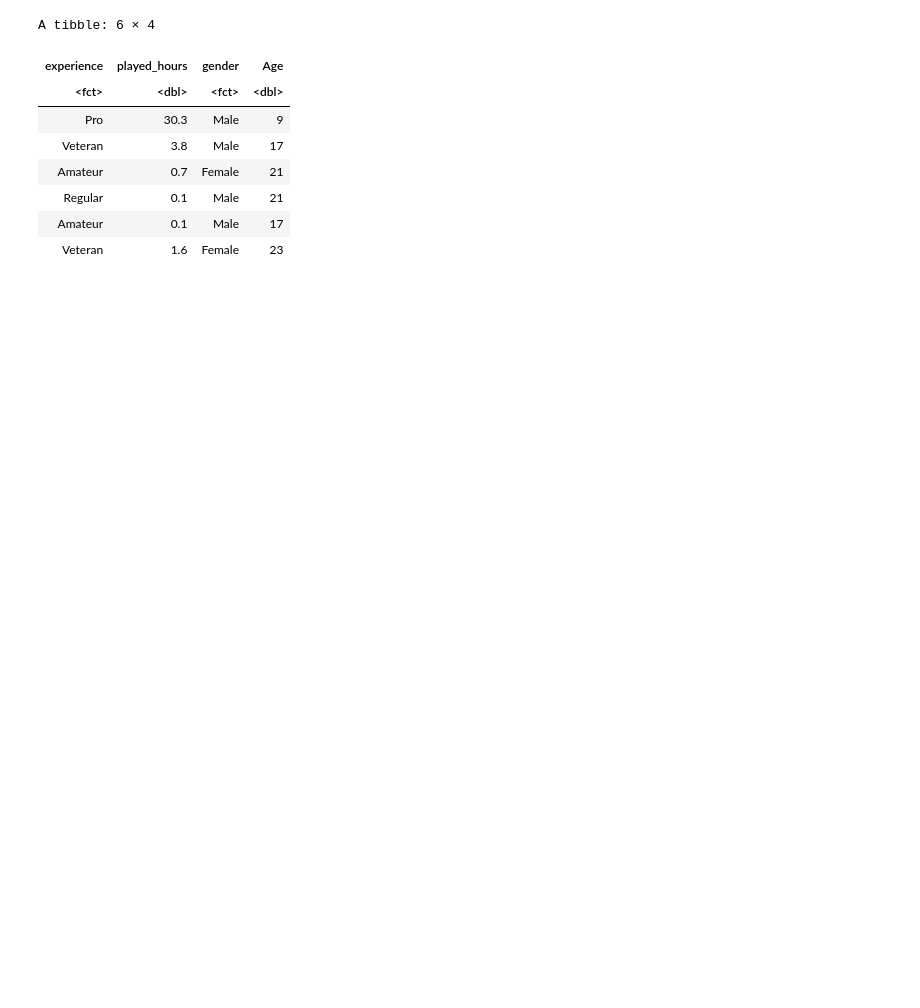
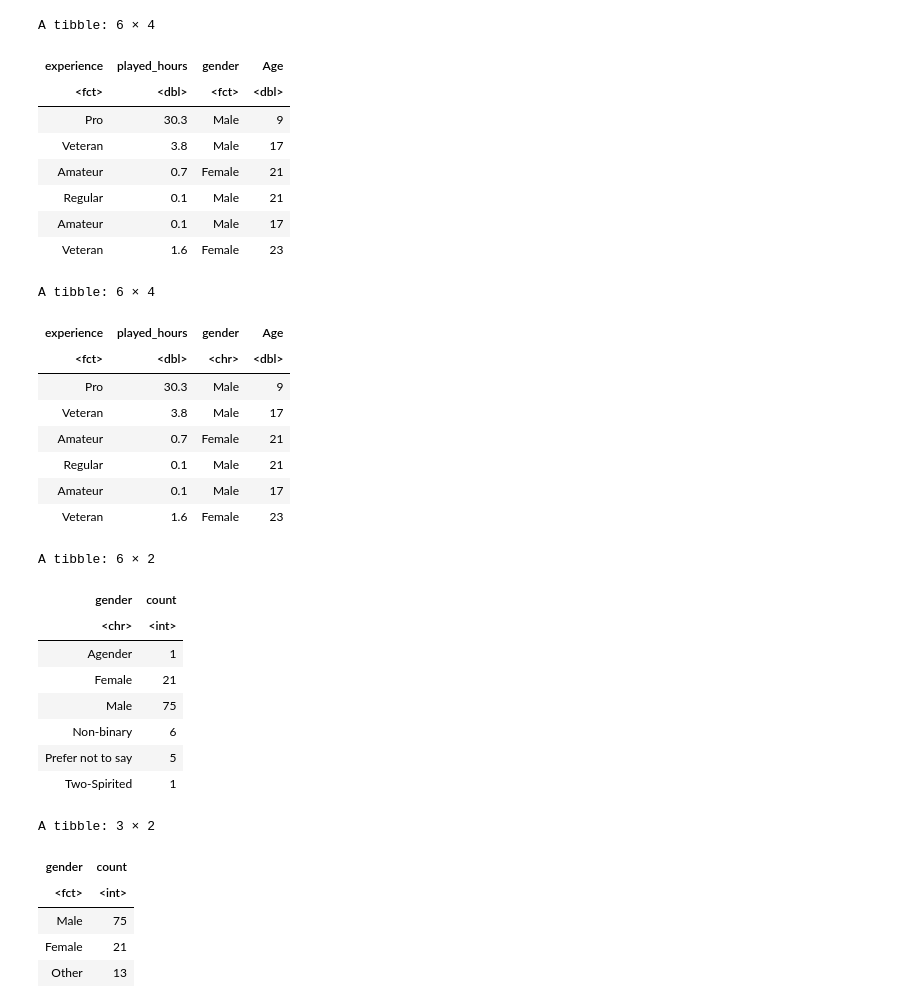
Before and after one commit to shimkelly/dsci-100-2025S1-project, a Jupyter notebook: dsci100-project.ipynb, the cells around one changed output. Saved outputs shown, nothing was run; the diff lists cells and outputs as text; code cells hidden in the pictures; blank space fills up the shorter version.

```diff
--- a/dsci100-project.ipynb
+++ b/dsci100-project.ipynb
@@ -64,21 +140,71 @@ A tibble: 6 × 7
 # %%
 # data wrangling
 
-players_clean <- players |>
+players <- players_data |>
                 select(-subscribe, -hashedEmail, -name) |>
-                filter(played_hours != is.na(played_hours) & Age != is.na(Age)) |>
-                filter(gender == "Male" | gender == "Female") |>
-                mutate(experience = as_factor(experience)) |>
+                filter(experience != is.na(experience), played_hours != is.na(played_hours),
+                        gender != is.na(gender), Age != is.na(Age)) |>
+                mutate(experience = as_factor(experience))
+
+# turn gender other than Male and Female into other
+other_gender <- players |>
+                filter(gender != "Male" & gender != "Female") |>
+                mutate(gender = "Other")
+
+# clean data with only male and female
+male_female <- players |>
+                filter(gender %in% c("Male", "Female"))
+
+# combine df with only male and female, and df with only other
+players_clean <- bind_rows(male_female, other_gender) |>
                 mutate(gender = as_factor(gender))
 
 head(players_clean)
+head(male_female)
+
+gender_prop_clean1 <- players |>
+                group_by(gender) |>
+                summarize(count = n())
+
+gender_prop_clean1
+
+# gender proportion after cleaning up data
+gender_prop_clean2 <- players_clean |>
+                group_by(gender) |>
+                summarize(count = n())
+
+gender_prop_clean2
 # %% [output]
 A tibble: 6 × 4
 | experience | played_hours | gender | Age |
 | <fct> | <dbl> | <fct> | <dbl> |
 | Pro | 30.3 | Male | 9 |
 | Veteran | 3.8 | Male | 17 |
 | Amateur | 0.7 | Female | 21 |
 | Regular | 0.1 | Male | 21 |
 | Amateur | 0.1 | Male | 17 |
 | Veteran | 1.6 | Female | 23 |
+A tibble: 6 × 4
+| experience | played_hours | gender | Age |
+| <fct> | <dbl> | <chr> | <dbl> |
+| Pro | 30.3 | Male | 9 |
+| Veteran | 3.8 | Male | 17 |
+| Amateur | 0.7 | Female | 21 |
+| Regular | 0.1 | Male | 21 |
+| Amateur | 0.1 | Male | 17 |
+| Veteran | 1.6 | Female | 23 |
+A tibble: 6 × 2
+| gender | count |
+| <chr> | <int> |
+| Agender | 1 |
+| Female | 21 |
+| Male | 75 |
+| Non-binary | 6 |
+| Prefer not to say | 5 |
+| Two-Spirited | 1 |
+A tibble: 3 × 2
+| gender | count |
+| <fct> | <int> |
+| Male | 75 |
+| Female | 21 |
+| Other | 13 |
```
Also changed, not shown: parts of 24 cells of this notebook.
